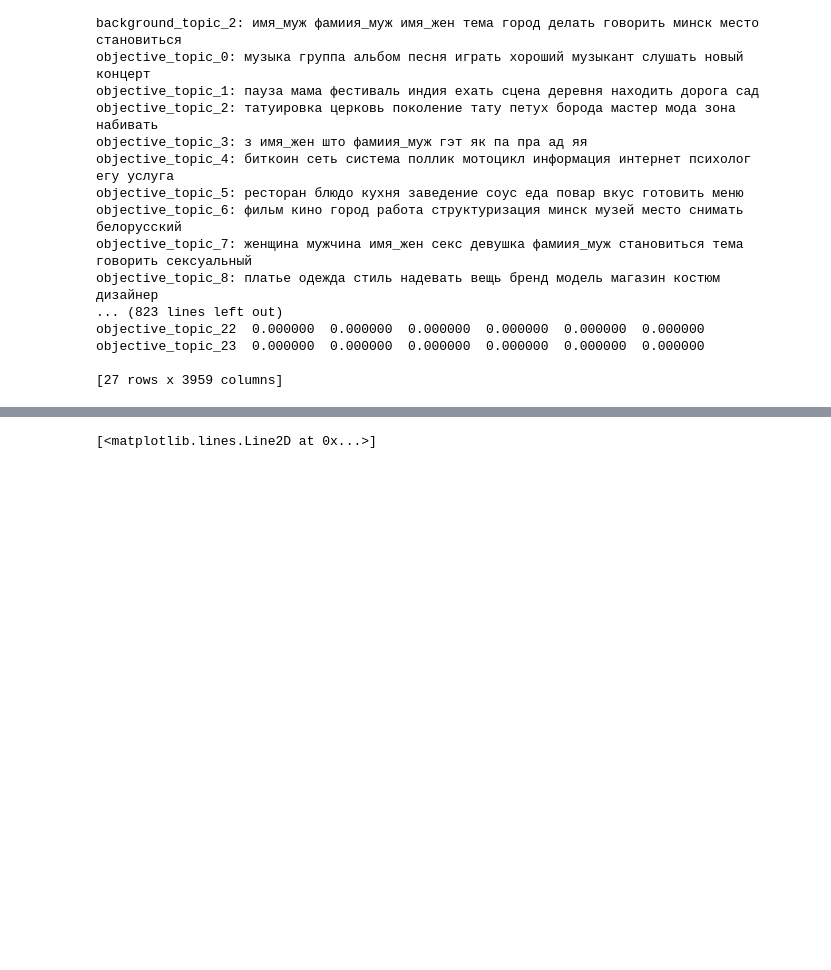
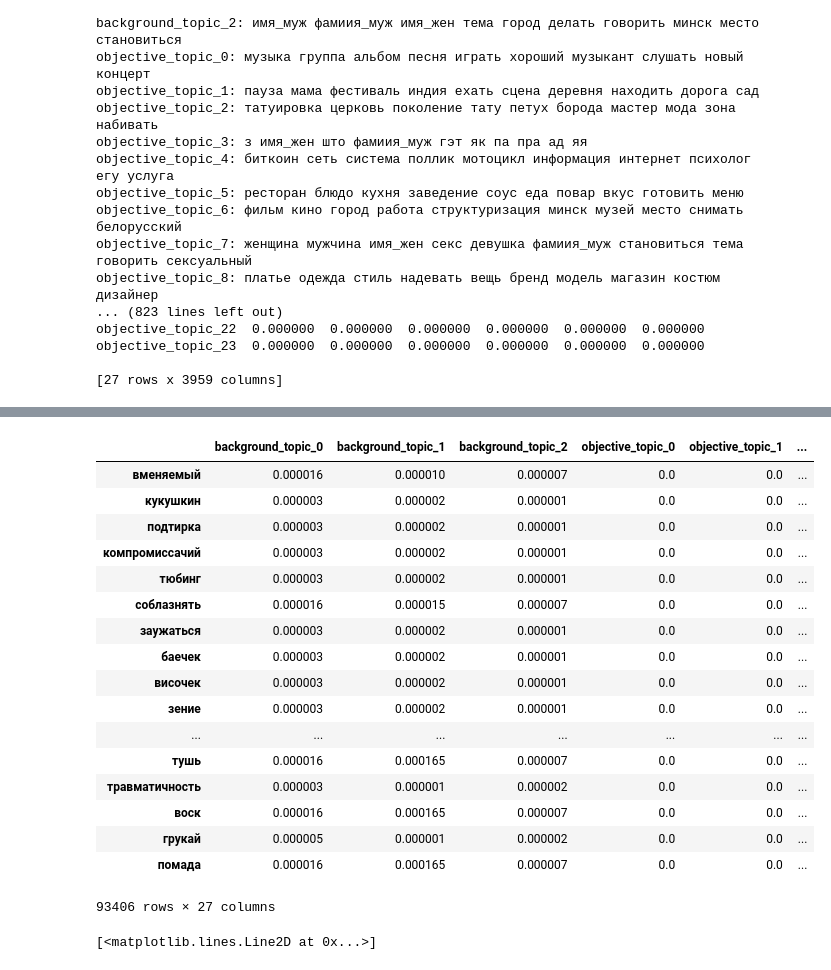
Before and after one commit to fvadzim/censor, a Jupyter notebook: topic_modeling/contents.ipynb, the cells around one changed output, grey strips where cells are left out. Drawn from its saved outputs; the diff is of its cells as text; code cells hidden in the pictures; blank space fills up the shorter version.

```diff
--- a/topic_modeling/contents.ipynb
+++ b/topic_modeling/contents.ipynb
@@ -363,3 +414,55 @@ objective_topic_23  0.000000  0.000000  0.000000  0.000000  0.000000  0.000000
+# %%
+model.phi_.columns = pandas.core.indexes.base.Index(
+    [
+        "общая_тема_передвижение",
+        "общая_тема_Беларусь",
+        "общая_тема_Минск",
+        "музыка",
+        "фестивали",
+        "тенденции в моде",
+        "белорусские предлоги",
+        "тенденции в it",
+        "рестораны",
+        "кино и искусство в РБ",
+        "секс",
+        "одежда",
+        "туризм",
+        "семья",
+        "быт",
+        "беларусь_государство",
+        "концерт_спектакль_событие",
+        "беларусь_мир",
+        "архитектура",
+        "фотография",
+        "бизнес",
+        "мировоззрение",
+        "политика",
+        "какая-то_ерунда",
+        "алкоголь",
+        "интернет_порталы",
+        "беларусь"
+    ])
+# %%
+model.get_phi()
+# %% [output]
+|  | background_topic_0 | background_topic_1 | background_topic_2 | objective_topic_0 | objective_topic_1 | ... |
+| вменяемый | 0.000016 | 0.000010 | 0.000007 | 0.0 | 0.0 | ... |
+| кукушкин | 0.000003 | 0.000002 | 0.000001 | 0.0 | 0.0 | ... |
+| подтирка | 0.000003 | 0.000002 | 0.000001 | 0.0 | 0.0 | ... |
+| компромиссачий | 0.000003 | 0.000002 | 0.000001 | 0.0 | 0.0 | ... |
+| тюбинг | 0.000003 | 0.000002 | 0.000001 | 0.0 | 0.0 | ... |
+| соблазнять | 0.000016 | 0.000015 | 0.000007 | 0.0 | 0.0 | ... |
+| заужаться | 0.000003 | 0.000002 | 0.000001 | 0.0 | 0.0 | ... |
+| баечек | 0.000003 | 0.000002 | 0.000001 | 0.0 | 0.0 | ... |
+| височек | 0.000003 | 0.000002 | 0.000001 | 0.0 | 0.0 | ... |
+| зение | 0.000003 | 0.000002 | 0.000001 | 0.0 | 0.0 | ... |
+| ... | ... | ... | ... | ... | ... | ... |
+| тушь | 0.000016 | 0.000165 | 0.000007 | 0.0 | 0.0 | ... |
+| травматичность | 0.000003 | 0.000001 | 0.000002 | 0.0 | 0.0 | ... |
+| воск | 0.000016 | 0.000165 | 0.000007 | 0.0 | 0.0 | ... |
+| грукай | 0.000005 | 0.000001 | 0.000002 | 0.0 | 0.0 | ... |
+| помада | 0.000016 | 0.000165 | 0.000007 | 0.0 | 0.0 | ... |
+93406 rows × 27 columns
 # %%
 plt.plot(devided_model.score_tracker["perplexity_score"].value[1:])
 # %% [output]
```
Also changed, not shown: parts of 15 cells of this notebook, 23 other files.
